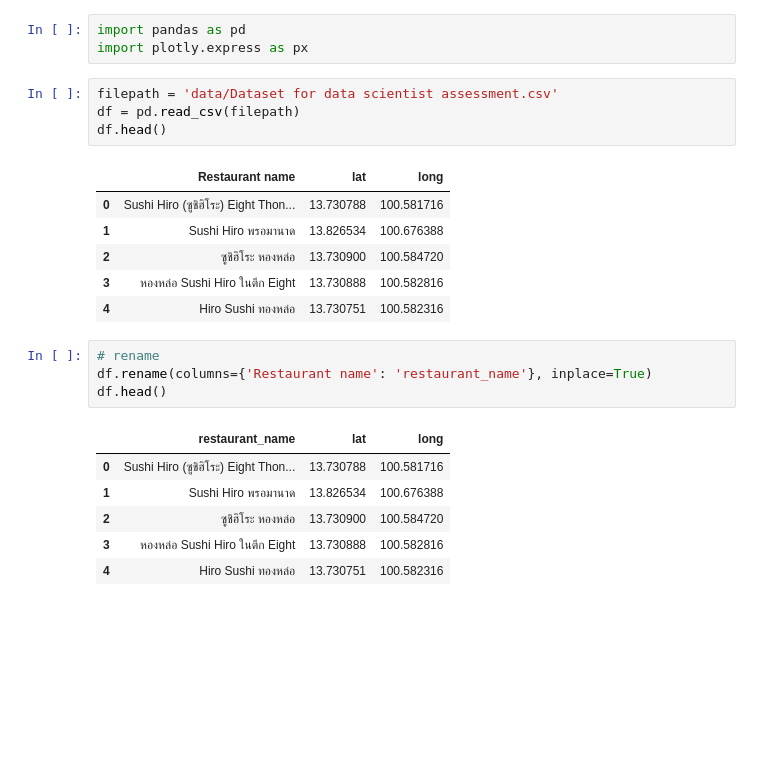
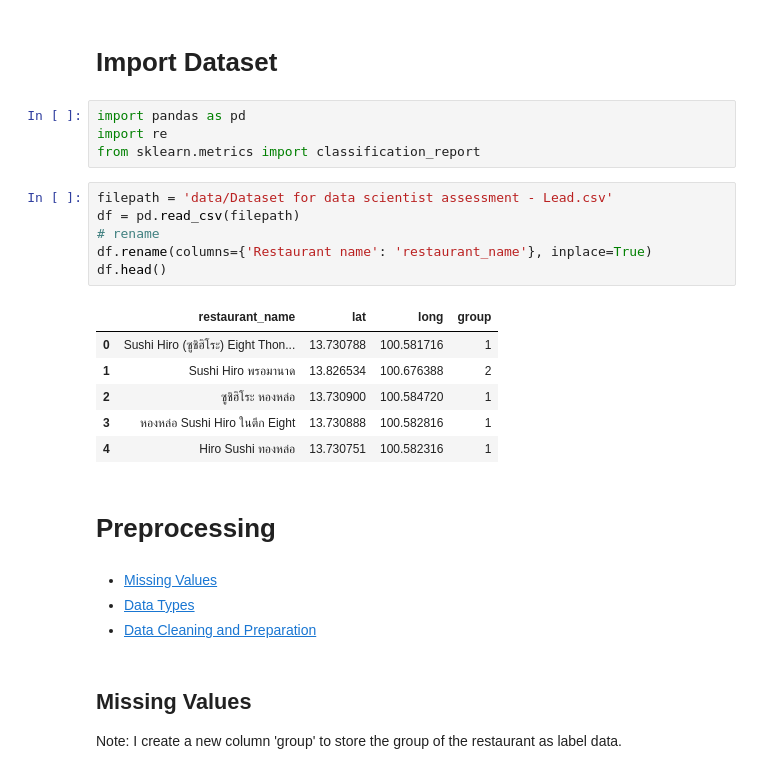
Before and after one commit to mookfan/coffee-and-lead-matching-project, a Jupyter notebook: lead_matching.ipynb, the cells around one changed output. Drawn from its saved outputs; the diff is of its cells as text; blank space fills up the shorter version.

```diff
--- a/lead_matching.ipynb
+++ b/lead_matching.ipynb
@@ -1,25 +19,32 @@
+# %% [markdown]
+<a id="import_dataset"></a>
+# Import Dataset
 # %%
 import pandas as pd
-import plotly.express as px
+import re
+from sklearn.metrics import classification_report
 # %%
-filepath = 'data/Dataset for data scientist assessment.csv'
+filepath = 'data/Dataset for data scientist assessment - Lead.csv'
 df = pd.read_csv(filepath)
+# rename
+df.rename(columns={'Restaurant name': 'restaurant_name'}, inplace=True)
 df.head()
 # %% [output]
-|  | Restaurant name | lat | long |
-| 0 | Sushi Hiro (ซูชิฮิโระ) Eight Thon... | 13.730788 | 100.581716 |
-| 1 | Sushi Hiro พรอมานาด | 13.826534 | 100.676388 |
-| 2 | ซูชิฮิโระ หองหล่อ | 13.730900 | 100.584720 |
-| 3 | หองหล่อ Sushi Hiro ในตึก Eight | 13.730888 | 100.582816 |
-| 4 | Hiro Sushi ทองหล่อ | 13.730751 | 100.582316 |
+|  | restaurant_name | lat | long | group |
+| 0 | Sushi Hiro (ซูชิฮิโระ) Eight Thon... | 13.730788 | 100.581716 | 1 |
+| 1 | Sushi Hiro พรอมานาด | 13.826534 | 100.676388 | 2 |
+| 2 | ซูชิฮิโระ หองหล่อ | 13.730900 | 100.584720 | 1 |
+| 3 | หองหล่อ Sushi Hiro ในตึก Eight | 13.730888 | 100.582816 | 1 |
+| 4 | Hiro Sushi ทองหล่อ | 13.730751 | 100.582316 | 1 |
-# %%
-# rename
-df.rename(columns={'Restaurant name': 'restaurant_name'}, inplace=True)
-df.head()
-# %% [output]
-|  | restaurant_name | lat | long |
-| 0 | Sushi Hiro (ซูชิฮิโระ) Eight Thon... | 13.730788 | 100.581716 |
-| 1 | Sushi Hiro พรอมานาด | 13.826534 | 100.676388 |
-| 2 | ซูชิฮิโระ หองหล่อ | 13.730900 | 100.584720 |
-| 3 | หองหล่อ Sushi Hiro ในตึก Eight | 13.730888 | 100.582816 |
-| 4 | Hiro Sushi ทองหล่อ | 13.730751 | 100.582316 |
+# %% [markdown]
+<a id="preprocessing"></a>
+# Preprocessing
+# %% [markdown]
+- [Missing Values](##missing_values)
+- [Data Types](##data_types)
+- [Data Cleaning and Preparation](##data-cleaning-and-preparation)
+# %% [markdown]
+<a id="missing_values"></a>
+## Missing Values
+
+Note: I create a new column 'group' to store the group of the restaurant as label data.
```
Also changed, not shown: parts of 37 cells of this notebook, 2 other files.
